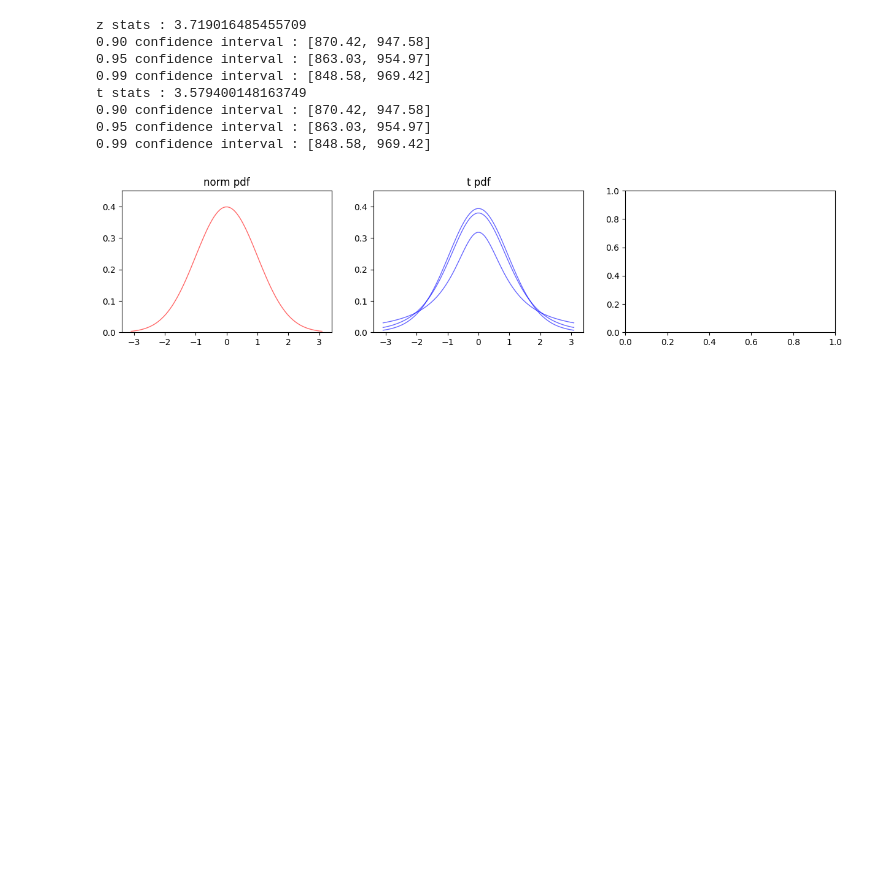
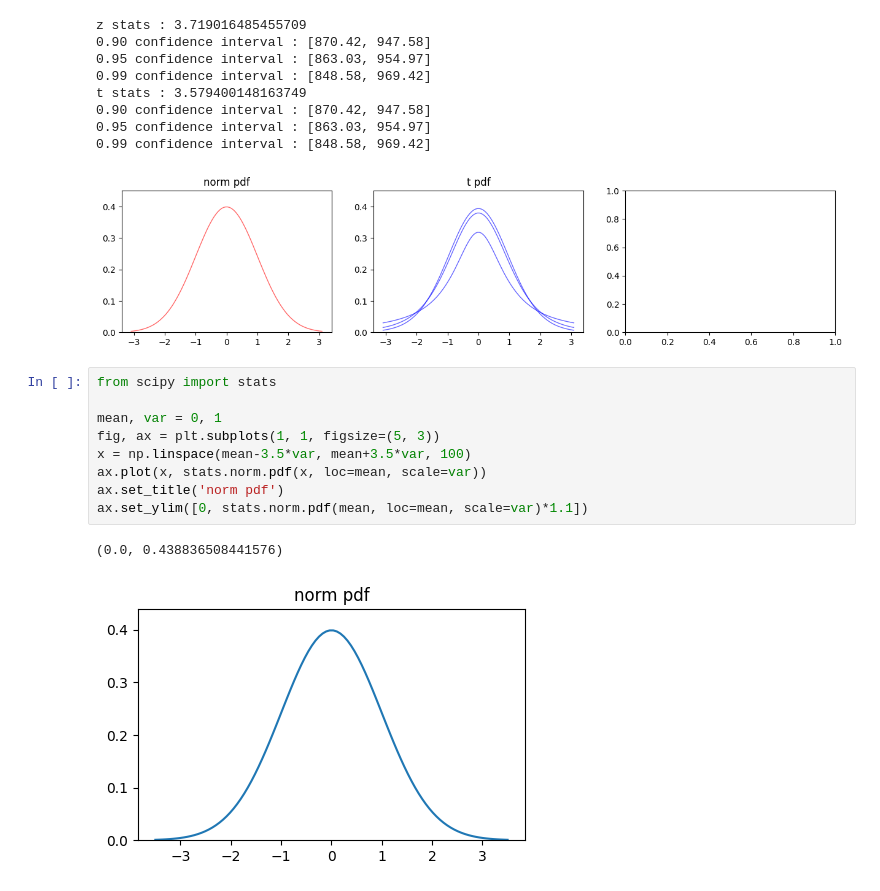
Before and after one commit to akmiccom/markdown, a Jupyter notebook: notebooks/python統計学.ipynb, the cells around one changed output. Saved outputs shown, nothing was run; the diff lists cells and outputs as text; blank space fills up the shorter version.

```diff
--- a/notebooks/python統計学.ipynb
+++ b/notebooks/python統計学.ipynb
@@ -340,3 +366,15 @@ t stats : 3.579400148163749
 0.95 confidence interval : [863.03, 954.97]
 0.99 confidence interval : [848.58, 969.42]
 [figure]
+# %%
+from scipy import stats
+
+mean, var = 0, 1
+fig, ax = plt.subplots(1, 1, figsize=(5, 3))
+x = np.linspace(mean-3.5*var, mean+3.5*var, 100)
+ax.plot(x, stats.norm.pdf(x, loc=mean, scale=var))
+ax.set_title('norm pdf')
+ax.set_ylim([0, stats.norm.pdf(mean, loc=mean, scale=var)*1.1])
+# %% [output]
+(0.0, 0.438836508441576)
+[figure, added]
```
Also changed, not shown: parts of 1 cell of this notebook, 12 other files.
